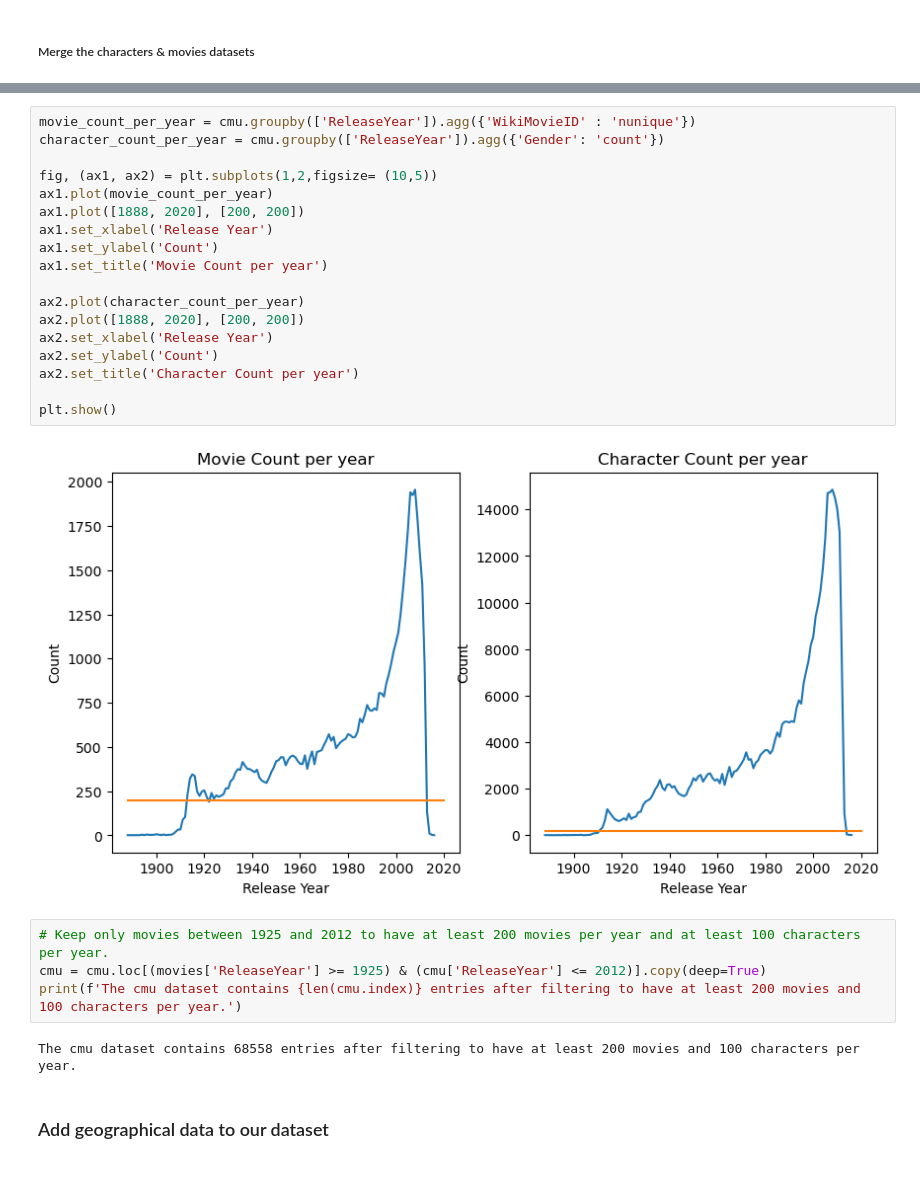
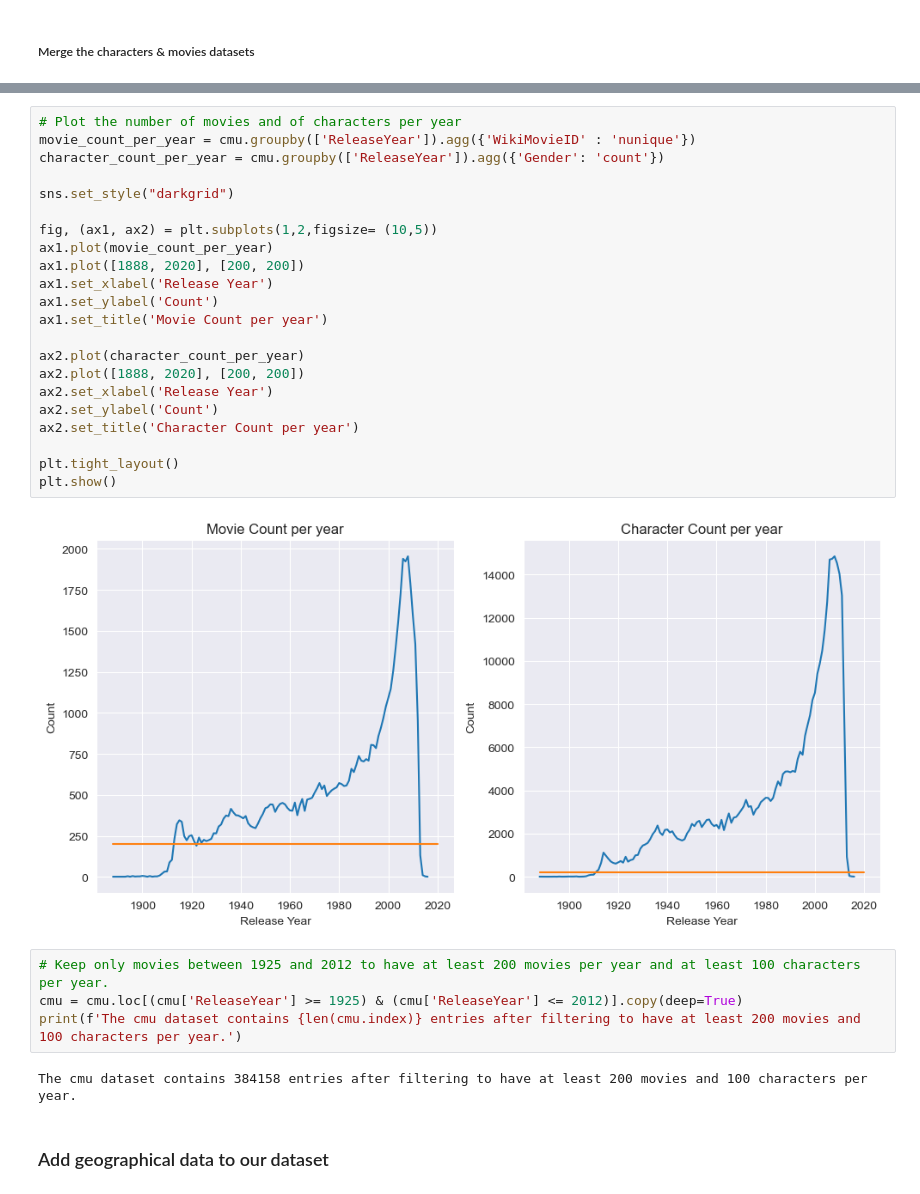
Before and after one commit to epfl-ada/ada-2023-project-teamcajare2023, a Jupyter notebook: P2.ipynb, the cells around one changed output, grey strips where cells are left out. Saved outputs shown, nothing was run; the diff lists cells and outputs as text.

```diff
--- a/P2.ipynb
+++ b/P2.ipynb
@@ -242,29 +238,33 @@ MovieGenre 0.9877549005085665
 # %%
+# Plot the number of movies and of characters per year
 movie_count_per_year = cmu.groupby(['ReleaseYear']).agg({'WikiMovieID' : 'nunique'})
 character_count_per_year = cmu.groupby(['ReleaseYear']).agg({'Gender': 'count'})
+
+sns.set_style("darkgrid")
 
 fig, (ax1, ax2) = plt.subplots(1,2,figsize= (10,5))
 ax1.plot(movie_count_per_year)
 ax1.plot([1888, 2020], [200, 200])
 ax1.set_xlabel('Release Year')
 ax1.set_ylabel('Count')
 ax1.set_title('Movie Count per year')
 
 ax2.plot(character_count_per_year)
 ax2.plot([1888, 2020], [200, 200])
 ax2.set_xlabel('Release Year')
 ax2.set_ylabel('Count')
 ax2.set_title('Character Count per year')
 
+plt.tight_layout()
 plt.show()
 # %% [output]
-[figure, old version]
+[figure, new version]
 # %%
 # Keep only movies between 1925 and 2012 to have at least 200 movies per year and at least 100 characters per year.
-cmu = cmu.loc[(movies['ReleaseYear'] >= 1925) & (cmu['ReleaseYear'] <= 2012)].copy(deep=True)
+cmu = cmu.loc[(cmu['ReleaseYear'] >= 1925) & (cmu['ReleaseYear'] <= 2012)].copy(deep=True)
 print(f'The cmu dataset contains {len(cmu.index)} entries after filtering to have at least 200 movies and 100 characters per year.')
 # %% [output]
-The cmu dataset contains 68558 entries after filtering to have at least 200 movies and 100 characters per year.
+The cmu dataset contains 384158 entries after filtering to have at least 200 movies and 100 characters per year.
 # %% [markdown]
 ### Add geographical data to our dataset
 # %% [markdown]
```
Also changed, not shown: parts of 37 cells of this notebook.
